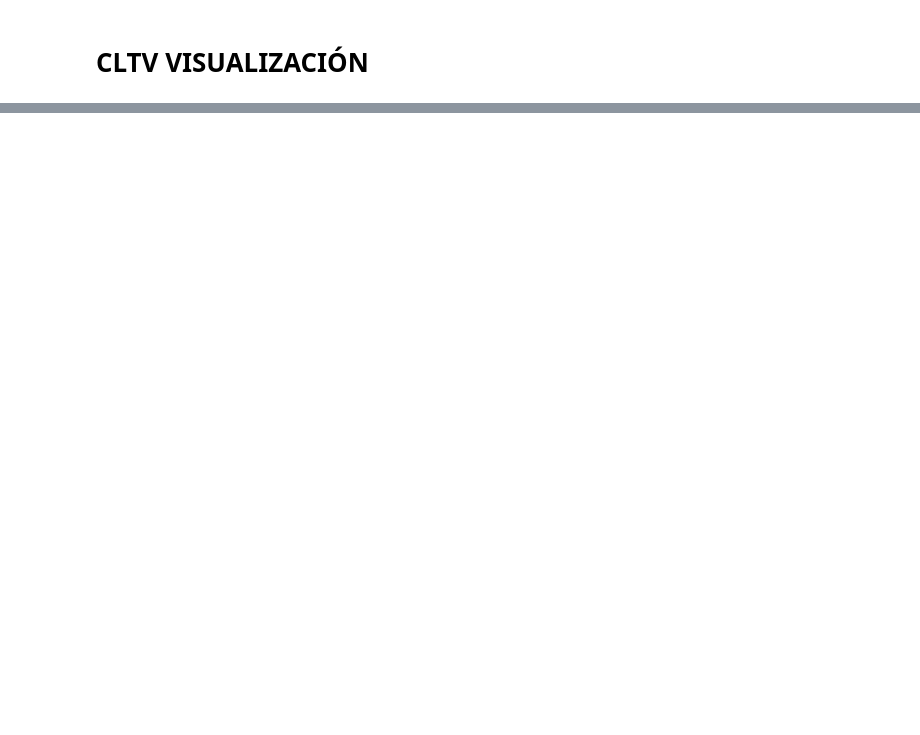
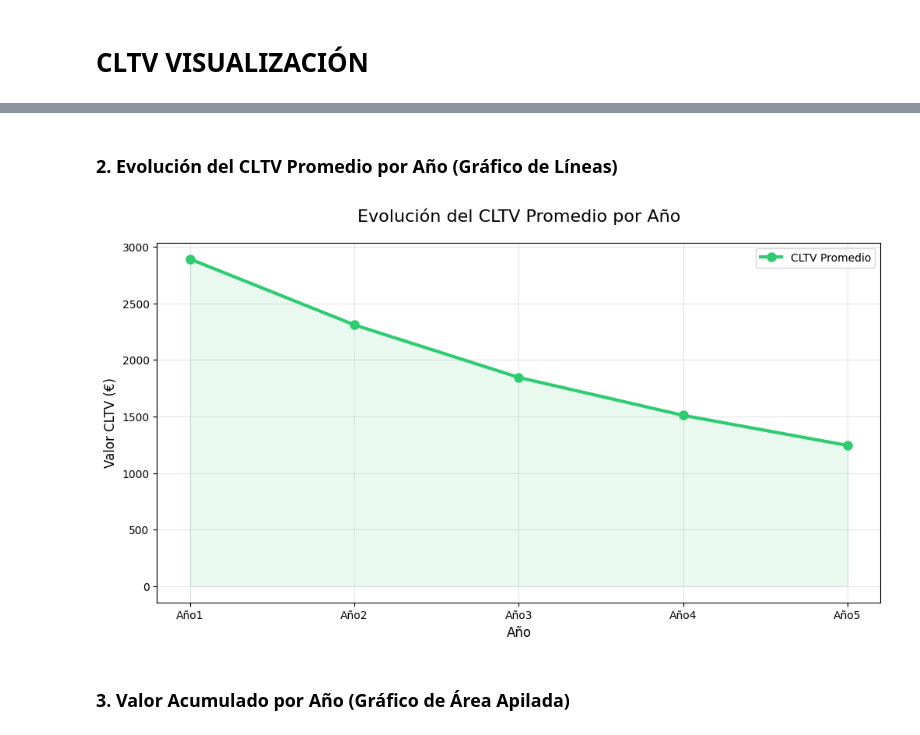
Before and after one commit to alejandromtnz/CLTV-Data-Integration, a Jupyter notebook: src/notebooks/CLTV_visualization.ipynb, the cells around one changed output, grey strips where cells are left out. Cells and saved outputs as stored; diff of their text form; code cells hidden in the pictures; blank space fills up the shorter version.

```diff
--- a/src/notebooks/CLTV_visualization.ipynb
+++ b/src/notebooks/CLTV_visualization.ipynb
@@ -467,0 +103,20 @@ IF OBJECT_ID('tempdb..#TempCoeficientes') IS NOT NULL
+# %% [markdown]
+### 2. Evolución del CLTV Promedio por Año (Gráfico de Líneas)
+# %%
+years = ['Año1', 'Año2', 'Año3', 'Año4', 'Año5']
+cltv_avg = [df_CLTV[f'CLTV_{year}'].mean() for year in years]
+
+plt.figure(figsize=(12, 6))
+plt.plot(years, cltv_avg, marker='o', markersize=8,
+         color='#2ecc71', linewidth=3, label='CLTV Promedio')
+plt.fill_between(years, cltv_avg, alpha=0.1, color='#2ecc71')
+plt.title('Evolución del CLTV Promedio por Año', fontsize=16, pad=20)
+plt.xlabel('Año', fontsize=12)
+plt.ylabel('Valor CLTV (€)', fontsize=12)
+plt.grid(alpha=0.3)
+plt.legend()
+plt.show()
+# %% [output]
+[figure, added]
+# %% [markdown]
+### 3. Valor Acumulado por Año (Gráfico de Área Apilada)
```
Also changed, not shown: parts of 22 cells of this notebook.
